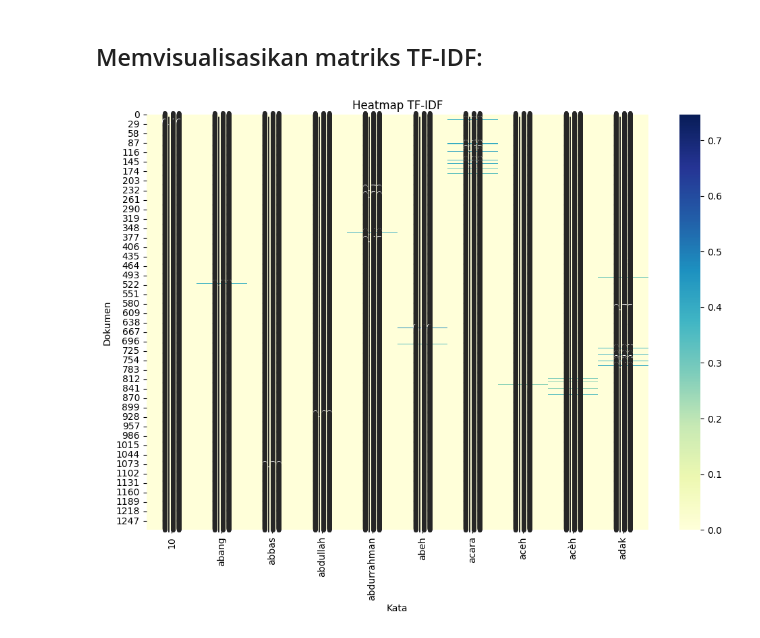
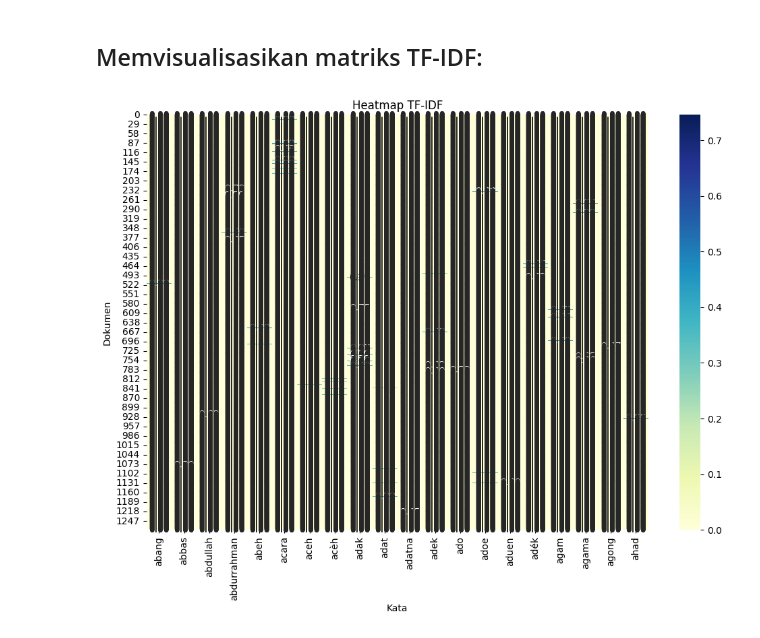
Before and after one commit to mrusqy/nlpachenese, a Jupyter notebook: Kelompok 1/visualisasi_matriks_TF-IDF.ipynb, the cells around one changed output. Saved outputs shown, nothing was run; the diff lists cells and outputs as text; code cells hidden in the pictures.

```diff
--- a/Kelompok 1/visualisasi_matriks_TF-IDF.ipynb
+++ b/Kelompok 1/visualisasi_matriks_TF-IDF.ipynb
@@ -8,18 +8,18 @@ tfidf_df = pd.read_csv('tfidf_output.csv')
 # %%
 import seaborn as sns
 import matplotlib.pyplot as plt
 
 # Mengambil subset dari DataFrame untuk visualisasi
-subset_df = tfidf_df.iloc[:, :10]  # Mengambil 10 kolom pertama sebagai contoh
+subset_df = tfidf_df.iloc[:, :20]  # Mengambil 20 kolom pertama sebagai contoh
 
 plt.figure(figsize=(12, 8))
 sns.heatmap(subset_df, cmap='YlGnBu', annot=True, fmt=".2f")
 plt.title('Heatmap TF-IDF')
 plt.xlabel('Kata')
 plt.ylabel('Dokumen')
 plt.show()
 # %% [output]
-[figure, old version]
+[figure, new version]
 # %%
 from wordcloud import WordCloud
 
```
Also changed, not shown: parts of 3 cells of this notebook, 2 other files.
